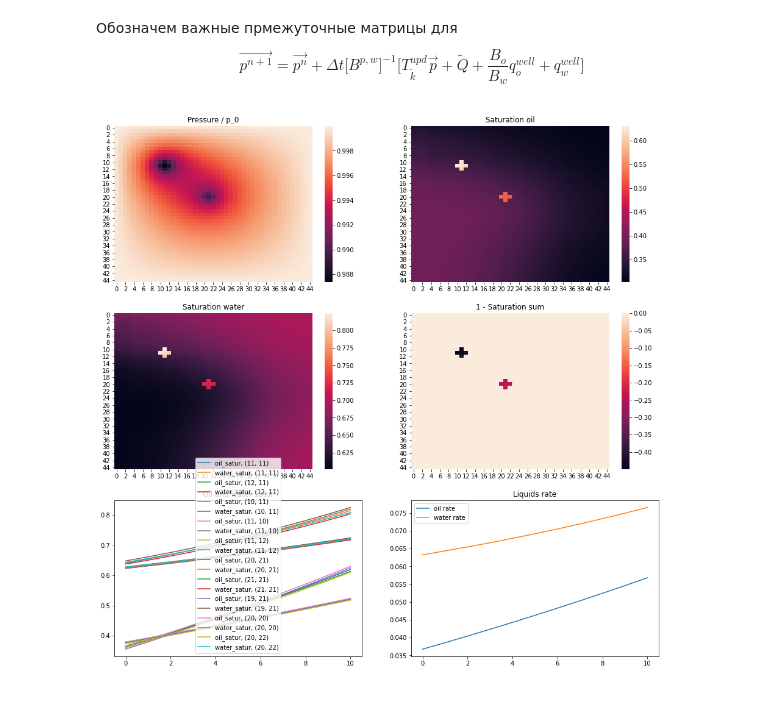
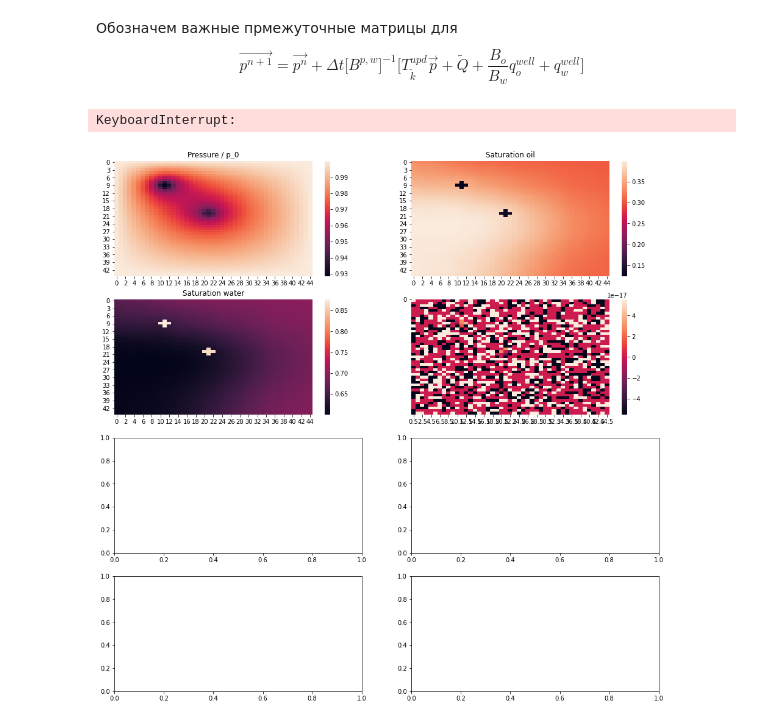
Before and after one commit to yamidovich/ReservoirModel, a Jupyter notebook: Model_on_work_env.ipynb, the cells around one changed output. Saved outputs shown, nothing was run; the diff lists cells and outputs as text; code cells hidden in the pictures.

```diff
--- a/Model_on_work_env.ipynb
+++ b/Model_on_work_env.ipynb
@@ -110,18 +110,19 @@ S_w_vec = (np.ones(Satur_matrix.shape) - Satur_matrix).reshape((-1, 1))
 Обозначем важные прмежуточные матрицы для
 $$\vec{p^{n+1}} = \vec{p^{n}} + \Delta t \big[B^{p, w}\big]^{-1}\big[ T^{upd}_{\tilde{k}} \vec{p} + \tilde{Q} + \frac{B_o}{B_w} q_o^{well} + q_w^{well}\big]$$
 # %%
-wells = {(11, 11): -1e-2,
-         (12, 11): -1e-2,
-         (10, 11): -1e-2,
-         (11, 10): -1e-2,
-         (11, 12): -1e-2,
+wells = {(10, 11): -1e-1,
+         (8, 11): -1e-1,
+         (9, 11): -1e-1,
+         (9, 10): -1e-1,
+         (9, 12): -1e-1,
 
-         (20, 21): -1e-2,
-         (21, 21): -1e-2,
-         (19, 21): -1e-2,
-         (20, 20): -1e-2,
-         (20, 22): -1e-2
+         (20, 21): -1e-1,
+         (21, 21): -1e-1,
+         (19, 21): -1e-1,
+         (20, 20): -1e-1,
+         (20, 22): -1e-1
         }
+neibours = [(22, 24)]
 # %%
 env = res.Env(k_2d_matrix=k_matrix, poir_2d_matrix=porosity_matrix, depth_2d_matrix=depth_matrix,
               satur_2d_matrix=Satur_matrix,
@@ -129,17 +130,22 @@ env = res.Env(k_2d_matrix=k_matrix, poir_2d_matrix=porosity_matrix, depth_2d_mat
               boundary_cond = {'o': 'const_pressure', 'p': 'const_pressure', 'w': 'const_pressure'}
              )
 # %%
-n_it = int(1e3)
+n_it = int(1e5)
+upd_plot_freq = int(5e0)
 q_o_rate = []
 q_w_rate = []
 
 s_o_hist = {key: [] for key in wells}
 s_w_hist = {key: [] for key in wells}
+for key in neibours:
+    s_o_hist[key] = []
+    s_w_hist[key] = []
 
 for i in range(n_it):
     env.step()
 
-    if i % int(1e1) == 0:
+    if i % upd_plot_freq == 0:
+
         s_o = env.s_o_as_2d()
         s_w = env.s_w_as_2d()
         q_w_rate.append(env.q_w_total())
@@ -149,35 +155,43 @@ for i in range(n_it):
             s_o_hist[key].append(s_o[key[0], key[1]])
             s_w_hist[key].append(s_w[key[0], key[1]])
 
-    if i % int(1e1) == 0:
+        for key in neibours:
+            s_o_hist[key].append(s_o[key[0], key[1]])
+            s_w_hist[key].append(s_w[key[0], key[1]])
+
         display.clear_output(wait=True)
-        f, ax = plt.subplots(nrows=3, ncols=2, figsize=(16, 16))
+        f, ax = plt.subplots(nrows=4, ncols=2, figsize=(16, 16))
 
         g1 = sns.heatmap(env.p_as_2d() / const.p_0(), ax=ax[0][0], cbar=True) #, vmax=1, vmin=0.8)
         g1.set_title('Pressure / p_0')
 
-        g2 = sns.heatmap(env.s_o_as_2d(), ax=ax[0][1], cbar=True) #, vmax=1, vmin=0)
+        g2 = sns.heatmap(env.s_o_as_2d(), ax=ax[0][1], cbar=True) # , vmax=0.5, vmin=0.3)
         g2.set_title('Saturation oil')
 
-        g3 = sns.heatmap(s_w, ax=ax[1][0], cbar=True) #, vmax=1, vmin=0)
+        g3 = sns.heatmap(s_w, ax=ax[1][0], cbar=True) # , vmax=0.7, vmin=0.5)
         g3.set_title('Saturation water')
 
         g4 = sns.heatmap(np.ones((nx, ny)) - s_w - s_o, ax=ax[1][1], cbar=True)#, vmax=1, vmin=0)
         g4.set_title('1 - Saturation sum')
 
         # plot satur in every well
         for key in wells:
             ax[2][0].plot(s_o_hist[key], label=f'oil_satur, {key}')
             ax[2][0].plot(s_w_hist[key], label=f'water_satur, {key}')
         ax[2][0].set_title('Oil and water satur')
         ax[2][0].legend()
 
         ax[2][1].plot(q_o_rate, label='oil rate')
         ax[2][1].plot(q_w_rate, label='water rate')
         ax[2][1].set_title('Liquids rate')
         ax[2][1].legend()
+        for key in neibours:
+            ax[3][0].plot(s_o_hist[key], label=f'oil satur, {key}')
+            ax[3][0].set_title('Oil satur for neibours')
+            ax[3][0].legend()
 
         plt.show()
 print()
 # %% [output]
+KeyboardInterrupt:
-[figure, old version]
+[figure, new version]
```
Also changed, not shown: parts of 6 cells of this notebook, 2 other files.
